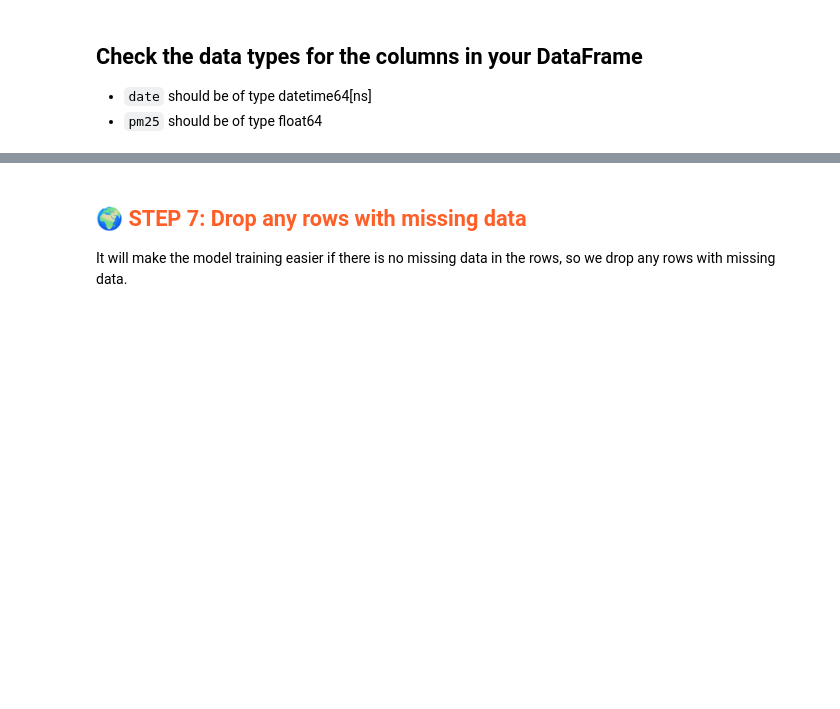
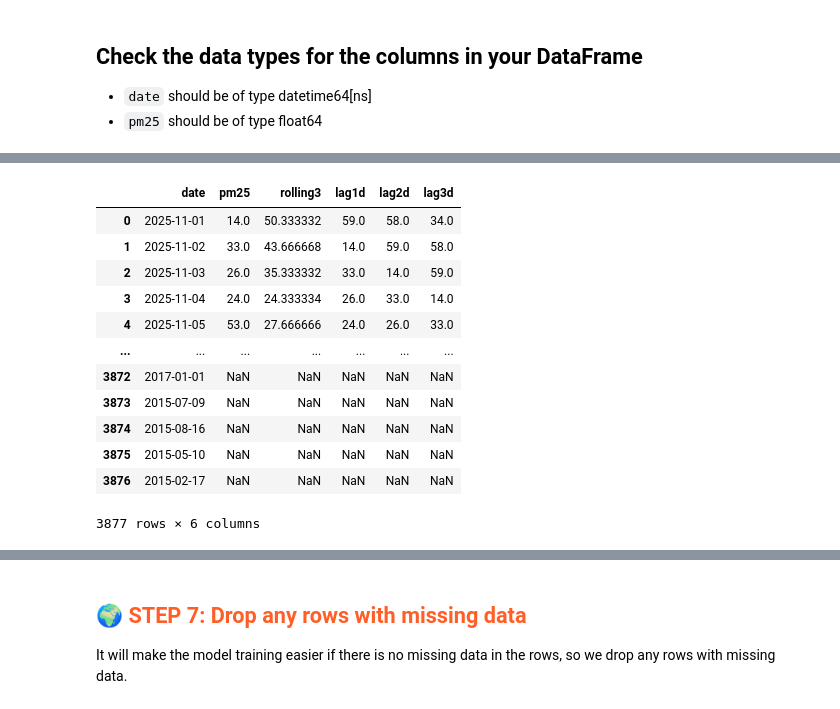
Before and after one commit to WWMachine/Lab1ID2223, a Jupyter notebook: notebooks/airquality/1_air_quality_feature_backfill.ipynb, the cells around one changed output, grey strips where cells are left out. Drawn from its saved outputs; the diff is of its cells as text; code cells hidden in the pictures; blank space fills up the shorter version.

```diff
--- a/notebooks/airquality/1_air_quality_feature_backfill.ipynb
+++ b/notebooks/airquality/1_air_quality_feature_backfill.ipynb
@@ -241,3 +291,30 @@ df_aq
+# %%
+# ADDING ROLLING MEAN AS A COLUMN
+#df_aq.sort_values('date')
+#print(df_aq.set_index("date").rolling(3).mean())
+#df_aq['roll'] = df_aq.sort_values('date')['pm25'].shift(1).rolling(3).mean()
+##df_aq["3 day rolling pm25"] = df_aq.set_index("date").rolling(3).mean()
+#print(df_aq.sort_values('date'))
+df_aq['rolling3'] = df_aq.sort_values('date')['pm25'].shift(1).rolling(3).mean()
+df_aq['rolling3'] = df_aq['rolling3'].astype('float32')
+df_aq['lag1d'] = df_aq.sort_values('date')['pm25'].shift(1)
+df_aq['lag2d'] = df_aq.sort_values('date')['pm25'].shift(2)
+df_aq['lag3d'] = df_aq.sort_values('date')['pm25'].shift(3)
+df_aq
+# %% [output]
+|  | date | pm25 | rolling3 | lag1d | lag2d | lag3d |
+| 0 | 2025-11-01 | 14.0 | 50.333332 | 59.0 | 58.0 | 34.0 |
+| 1 | 2025-11-02 | 33.0 | 43.666668 | 14.0 | 59.0 | 58.0 |
+| 2 | 2025-11-03 | 26.0 | 35.333332 | 33.0 | 14.0 | 59.0 |
+| 3 | 2025-11-04 | 24.0 | 24.333334 | 26.0 | 33.0 | 14.0 |
+| 4 | 2025-11-05 | 53.0 | 27.666666 | 24.0 | 26.0 | 33.0 |
+| ... | ... | ... | ... | ... | ... | ... |
+| 3872 | 2017-01-01 | NaN | NaN | NaN | NaN | NaN |
+| 3873 | 2015-07-09 | NaN | NaN | NaN | NaN | NaN |
+| 3874 | 2015-08-16 | NaN | NaN | NaN | NaN | NaN |
+| 3875 | 2015-05-10 | NaN | NaN | NaN | NaN | NaN |
+| 3876 | 2015-02-17 | NaN | NaN | NaN | NaN | NaN |
+3877 rows × 6 columns
 # %%
 # Cast the pm25 column to be a float32 data type
 df_aq.info()
```
Also changed, not shown: parts of 20 cells of this notebook, 7 other files.
